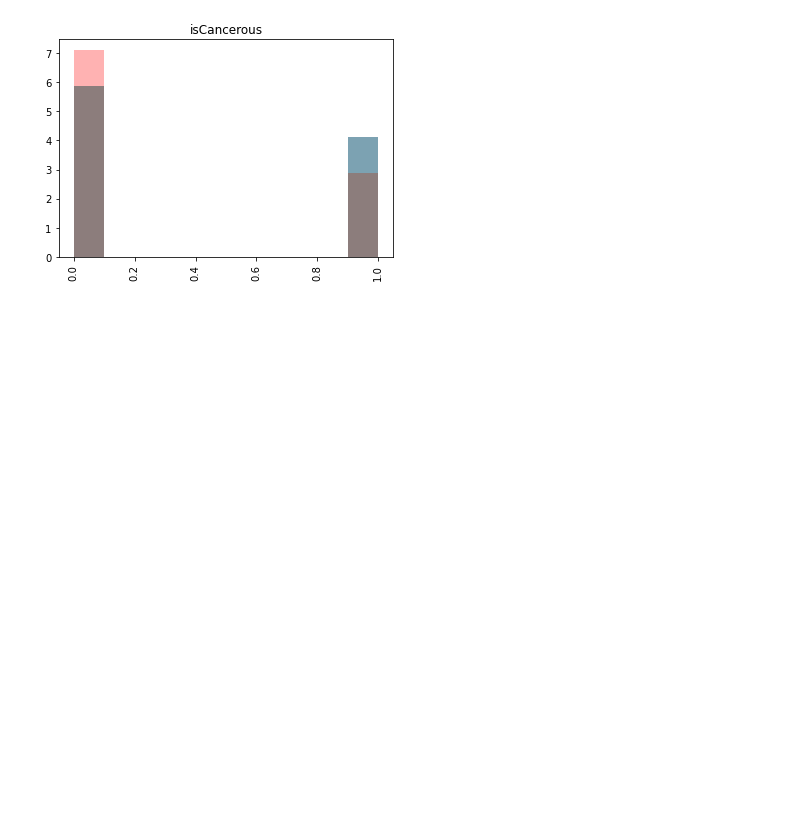
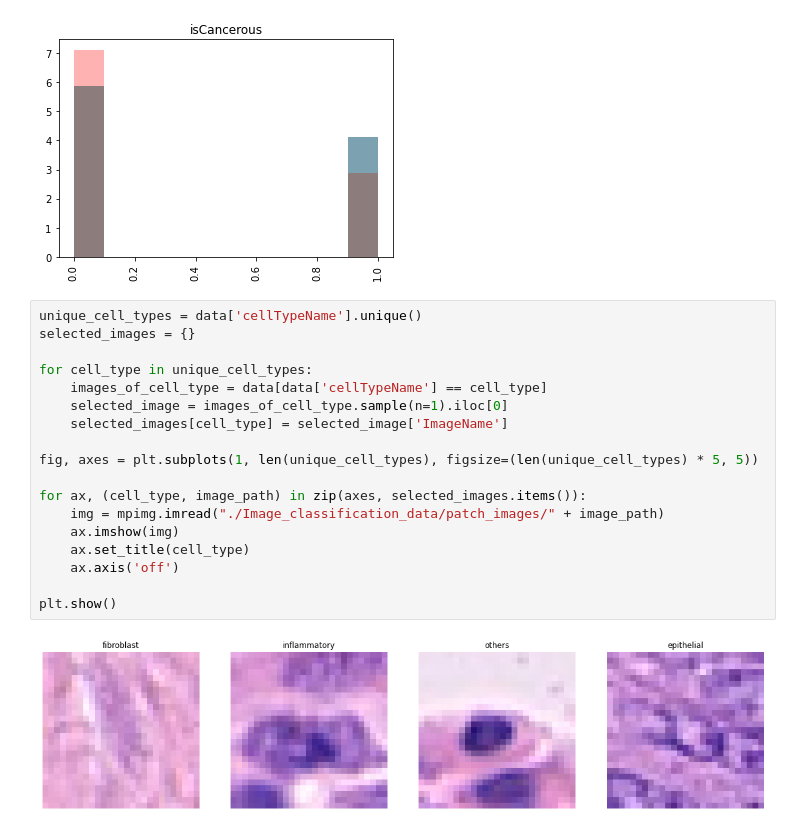
Before and after one commit to SHVleV9CYWkK/CRCHistoPhenotypes-Image-Classification, a Jupyter notebook: experiment.ipynb, the cells around one changed output. Saved outputs shown, nothing was run; the diff lists cells and outputs as text; blank space fills up the shorter version.

```diff
--- a/experiment.ipynb
+++ b/experiment.ipynb
@@ -29,3 +30,23 @@ plt.xticks(rotation='vertical')
   Text(1.0000000000000002, 0, '1.0'),
   Text(1.2000000000000002, 0, '1.2')])
 [figure]
+# %%
+unique_cell_types = data['cellTypeName'].unique()
+selected_images = {}
+
+for cell_type in unique_cell_types:
+    images_of_cell_type = data[data['cellTypeName'] == cell_type]
+    selected_image = images_of_cell_type.sample(n=1).iloc[0]
+    selected_images[cell_type] = selected_image['ImageName']
+
+fig, axes = plt.subplots(1, len(unique_cell_types), figsize=(len(unique_cell_types) * 5, 5))
+
+for ax, (cell_type, image_path) in zip(axes, selected_images.items()):
+    img = mpimg.imread("./Image_classification_data/patch_images/" + image_path)
+    ax.imshow(img)
+    ax.set_title(cell_type)
+    ax.axis('off')
+
+plt.show()
+# %% [output]
+[figure, added]
```
Also changed, not shown: parts of 2 cells of this notebook, 1 other file.
